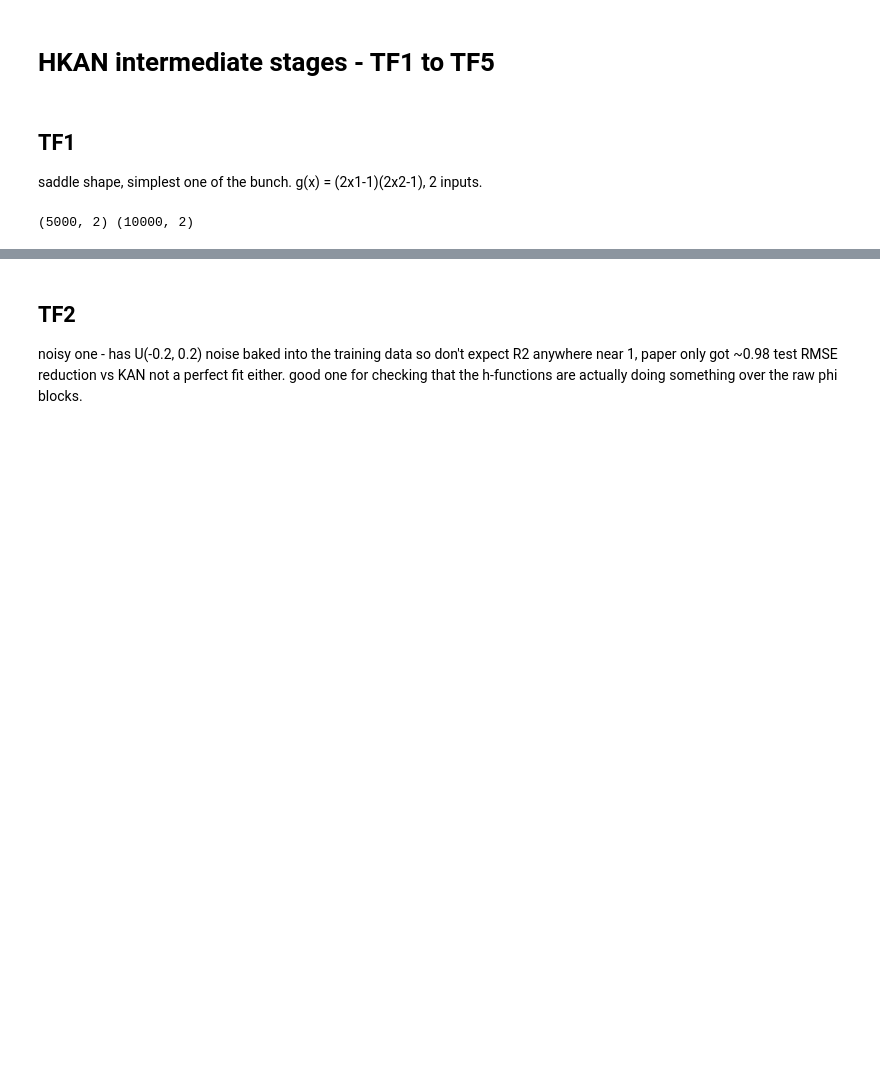
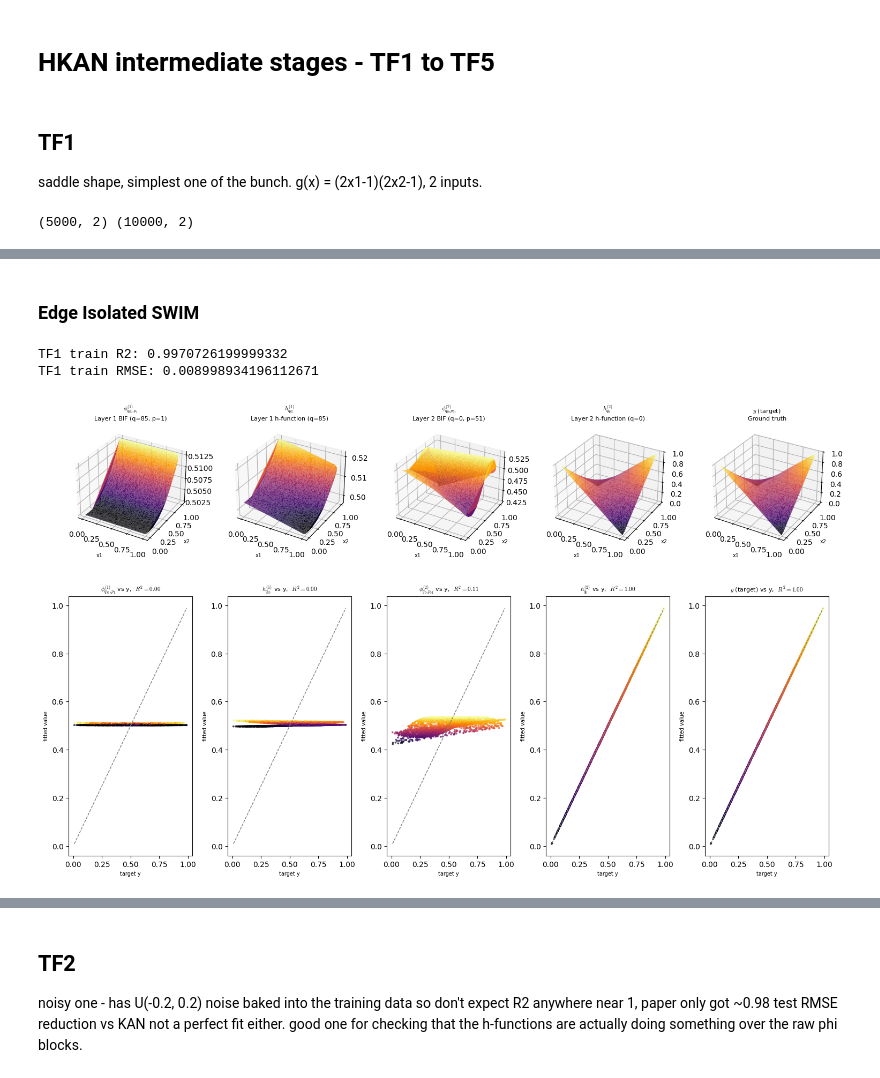
Before and after one commit to gizemnurdali/swim-meets-kans, a Jupyter notebook: hkan_TF1_to_TF5_intermediate_steps.ipynb, the cells around one changed output, grey strips where cells are left out. Saved outputs shown, nothing was run; the diff lists cells and outputs as text; code cells hidden in the pictures; blank space fills up the shorter version.

```diff
--- a/hkan_TF1_to_TF5_intermediate_steps.ipynb
+++ b/hkan_TF1_to_TF5_intermediate_steps.ipynb
@@ -203,0 +209,19 @@ plot_first_layer_blf_r2_summary(tf1_stages, tf1_y_train)
+# %% [markdown]
+### Edge Isolated SWIM
+# %%
+# edit this per run - centers/basis/layer count, whatever
+tf1_layer_edge_swim_configs = [
+    dict(n_vars_out=10, n_basis=2, centers="edge_isolated_swim_centers", basis_fn=Sigmoid(s=1), expanding_base_regressor=Ridge(alpha=0.1)),
+    dict(n_vars_out=1, n_basis=13, centers="edge_isolated_swim_centers", basis_fn=Tanh(s=33), expanding_base_regressor=Ridge(alpha=10)),
+]
+
+tf1_edge_swim_stages, tf1_edge_swim_yhat = build_hkan_stack(tf1_x_train, tf1_y_train, tf1_layer_edge_swim_configs)
+print("TF1 train R2:", r2_score(tf1_y_train, tf1_edge_swim_yhat))
+print("TF1 train RMSE:", em.compute_rmse(tf1_edge_swim_yhat, tf1_y_train).item())
+# %% [output]
+TF1 train R2: 0.9970726199999332
+TF1 train RMSE: 0.008998934196112671
+# %%
+plot_hkan_stages_dynamic(tf1_x_train, tf1_y_train, tf1_edge_swim_stages, block_idx="random", seed=0)
+# %% [output]
+[figure, added]
```
Also changed, not shown: parts of 23 cells of this notebook, 3 other files.
